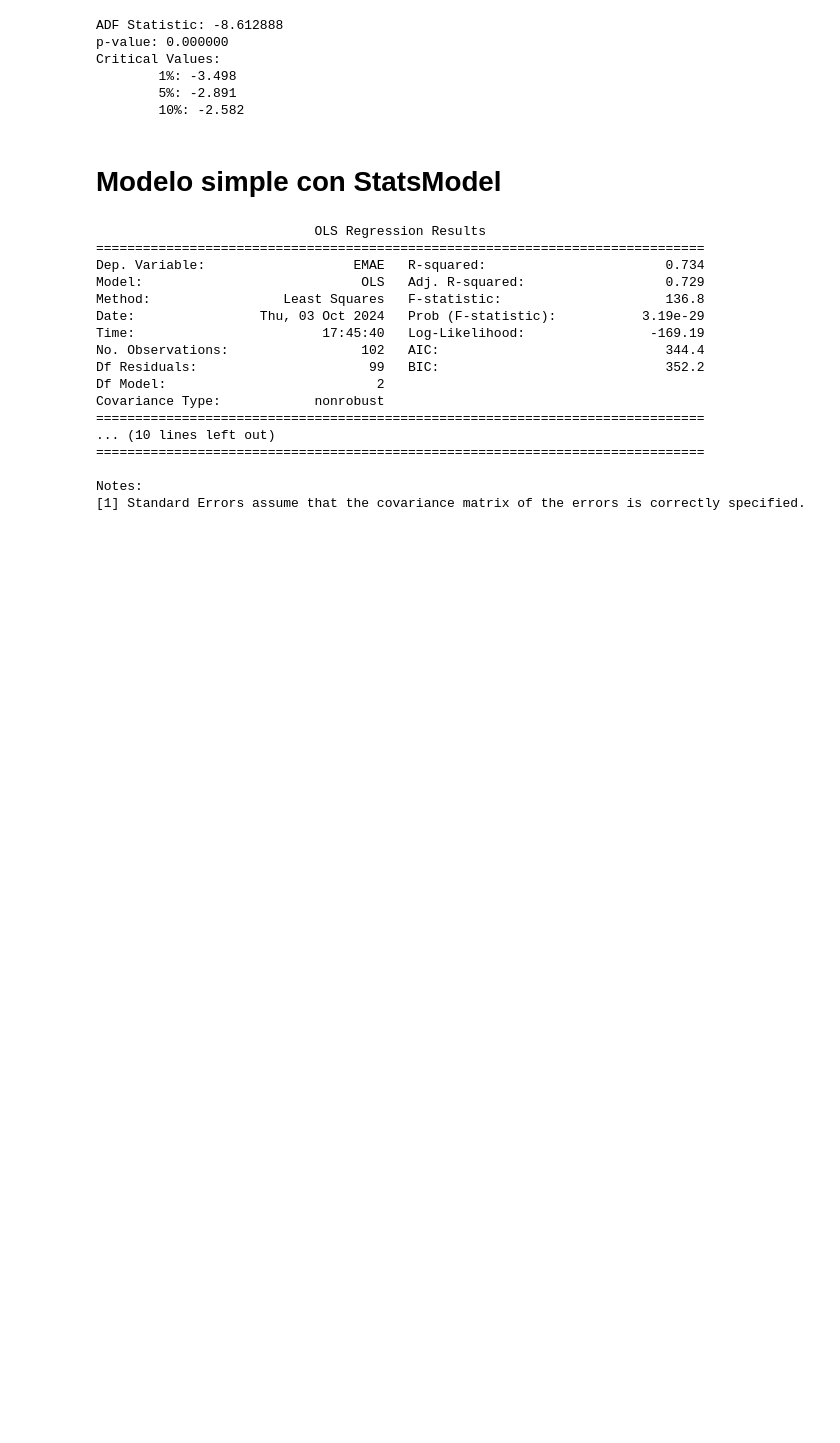
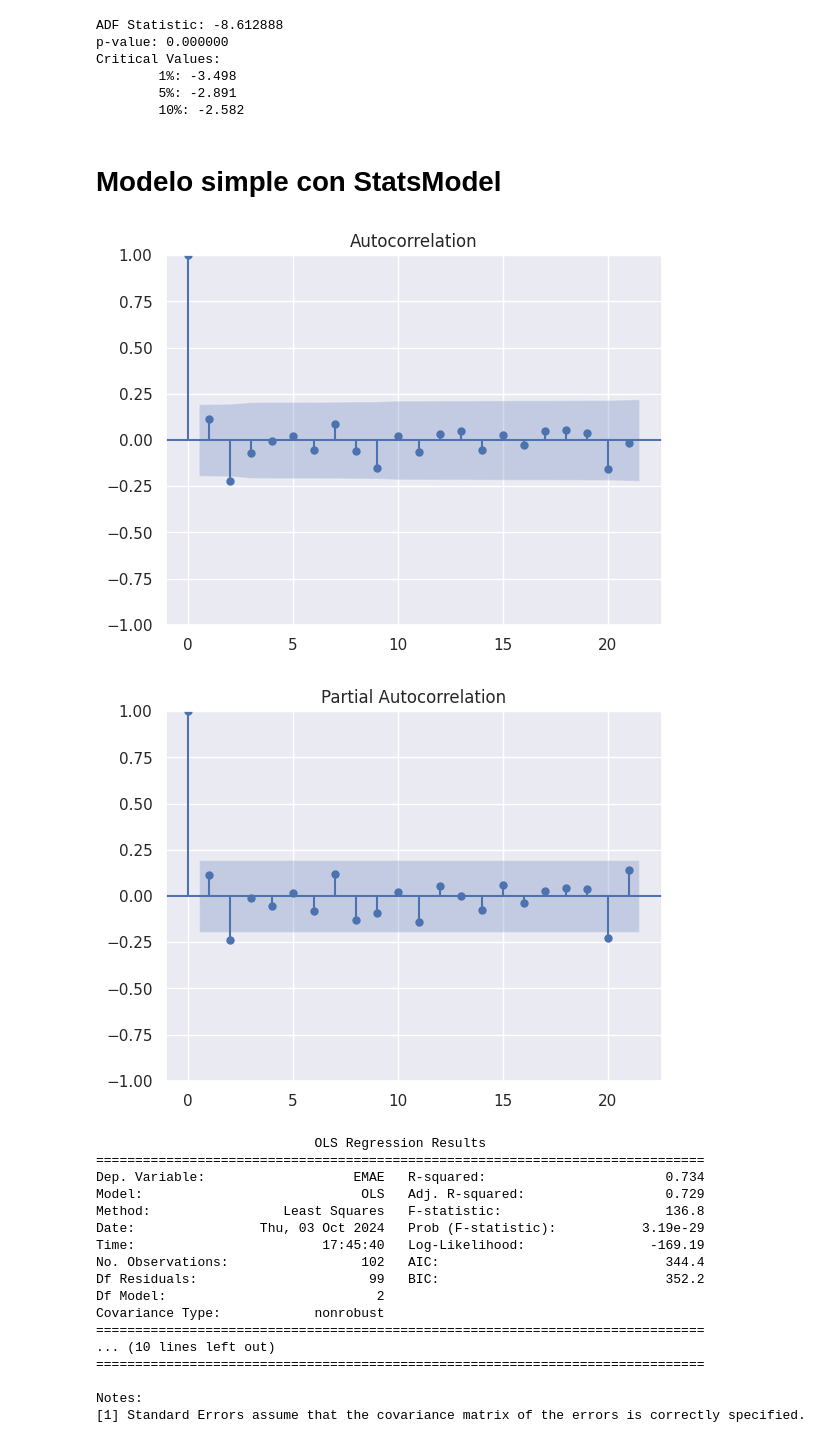
Before and after one commit to luciojosep/AnalisisCuantitativoAvanzado, a Jupyter notebook: SeriesdeTiempo/ARIMA.ipynb, the cells around one changed output. Cells and saved outputs as stored; diff of their text form; code cells hidden in the pictures; blank space fills up the shorter version.

```diff
--- a/SeriesdeTiempo/ARIMA.ipynb
+++ b/SeriesdeTiempo/ARIMA.ipynb
@@ -118,6 +118,17 @@ Critical Values:
 # %%
 frame = { 'EMAE': emae, 'IPI': ipi , 'ISAC': isac}
 df = pd.DataFrame(frame)
+# %%
+from statsmodels.graphics.tsaplots import plot_acf, plot_pacf
+
+plot_acf(df['EMAE'])
+plt.show()
+
+plot_pacf(df['EMAE'])
+plt.show()
+# %% [output]
+[figure, added]
+[figure, added]
 # %%
 results = smf.ols('EMAE ~ IPI + ISAC', data=df).fit()
 # %%
```
Also changed, not shown: parts of 2 cells of this notebook.
